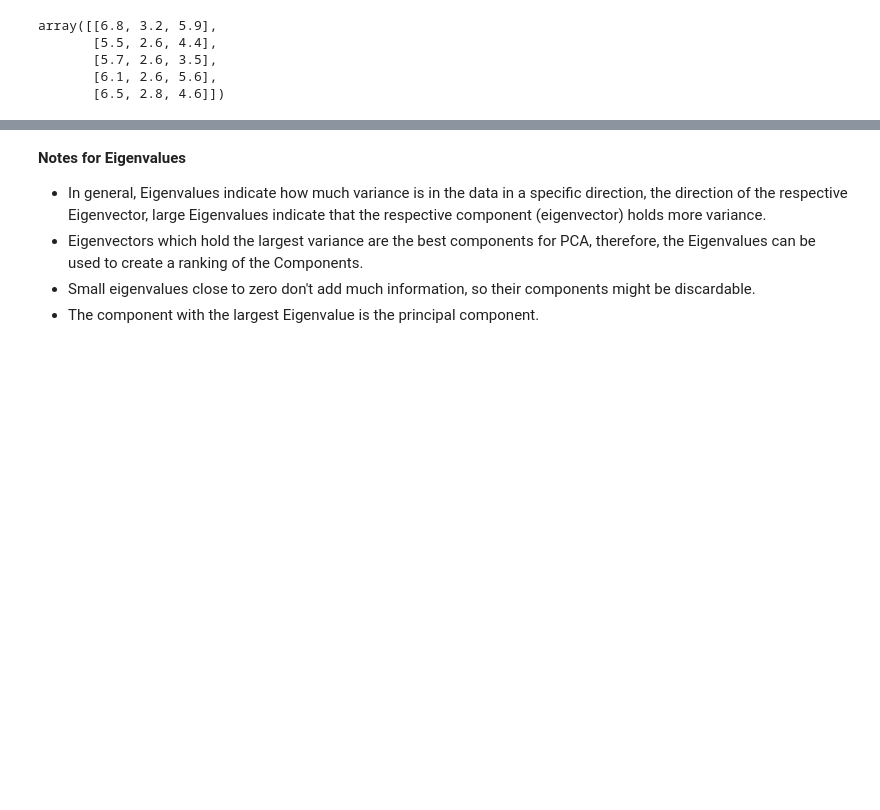
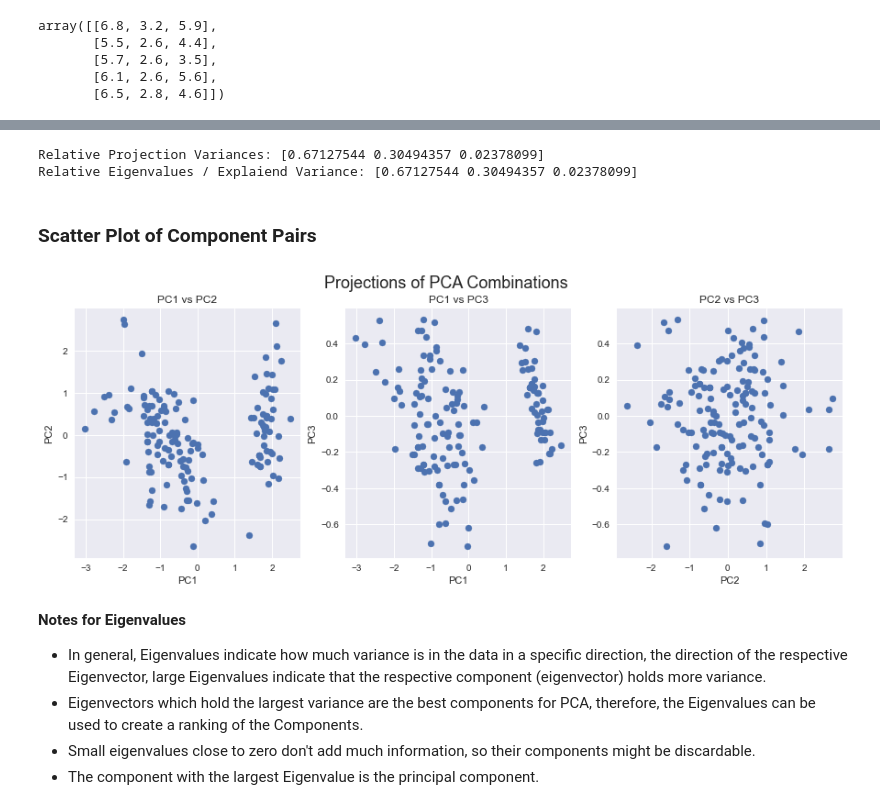
Before and after one commit to ewald-florian/Machine-Learning-From-Scratch, a Jupyter notebook: 09_PCA.ipynb, the cells around one changed output, grey strips where cells are left out. Drawn from its saved outputs; the diff is of its cells as text; code cells hidden in the pictures; blank space fills up the shorter version.

```diff
--- a/09_PCA.ipynb
+++ b/09_PCA.ipynb
@@ -66,2 +16,0 @@ array([[ 1.        , -0.10936925,  0.87175416],
-# %%
-eigenvalues, eigenvectors = np.linalg.eig(covariance_matrix)
@@ -77,0 +94,5 @@ array([2.01382631, 0.07134297, 0.91483072])
+# %%
+# fit to data
+pca = PCA()
+# %%
+pca.fit(X=data, number_of_components=3)
@@ -77,0 +118,3 @@ array([2.01382631, 0.07134297, 0.91483072])
+# %%
+projection = pca.transform(X=data)
+projection[:10]
@@ -78,3 +132,38 @@ array([2.01382631, 0.07134297, 0.91483072])
+# %%
+# Note: the relative variance of the projection columns corresponds relative eigenvalues (explained var)
+print(f'Relative Projection Variances: {np.var(projection,axis=0) / np.sum(np.var(projection,axis=0))}')
+print(f'Relative Eigenvalues / Explaiend Variance: {pca.relative_explained_var}')
+# %% [output]
+Relative Projection Variances: [0.67127544 0.30494357 0.02378099]
+Relative Eigenvalues / Explaiend Variance: [0.67127544 0.30494357 0.02378099]
+# %% [markdown]
+### Scatter Plot of Component Pairs
+# %%
+X = projection
+
+fig, ax = plt.subplots(nrows=1, ncols=3, figsize=(15,5))
+
+
+x1,y1 = X[:,0], X[:,1] # PC1 and PC2
+x2,y2 = X[:,0], X[:,2] # PC1 and PC3
+x3,y3 = X[:,1], X[:,2] # PC2 and PC3
+
+ax[0].scatter(x1,y1)
+ax[1].scatter(x2,y2)
+ax[2].scatter(x3,y3)
+
+ax[0].title.set_text('PC1 vs PC2')
+ax[1].title.set_text('PC1 vs PC3')
+ax[2].title.set_text('PC2 vs PC3')
+
+ax[0].set(xlabel='PC1',ylabel='PC2')
+ax[1].set(xlabel='PC1',ylabel='PC3')
+ax[2].set(xlabel='PC2',ylabel='PC3')
+
+fig.suptitle('Projections of PCA Combinations', fontsize=18)
+plt.show()
+# %% [output]
+[figure, added]
 # %% [markdown]
 **Notes for Eigenvalues**<p>
 - In general, Eigenvalues indicate how much variance is in the data in a specific direction, the direction of the respective Eigenvector, large Eigenvalues indicate that the respective component (eigenvector) holds more variance.
```
Also changed, not shown: parts of 30 cells of this notebook, 1 other file.
